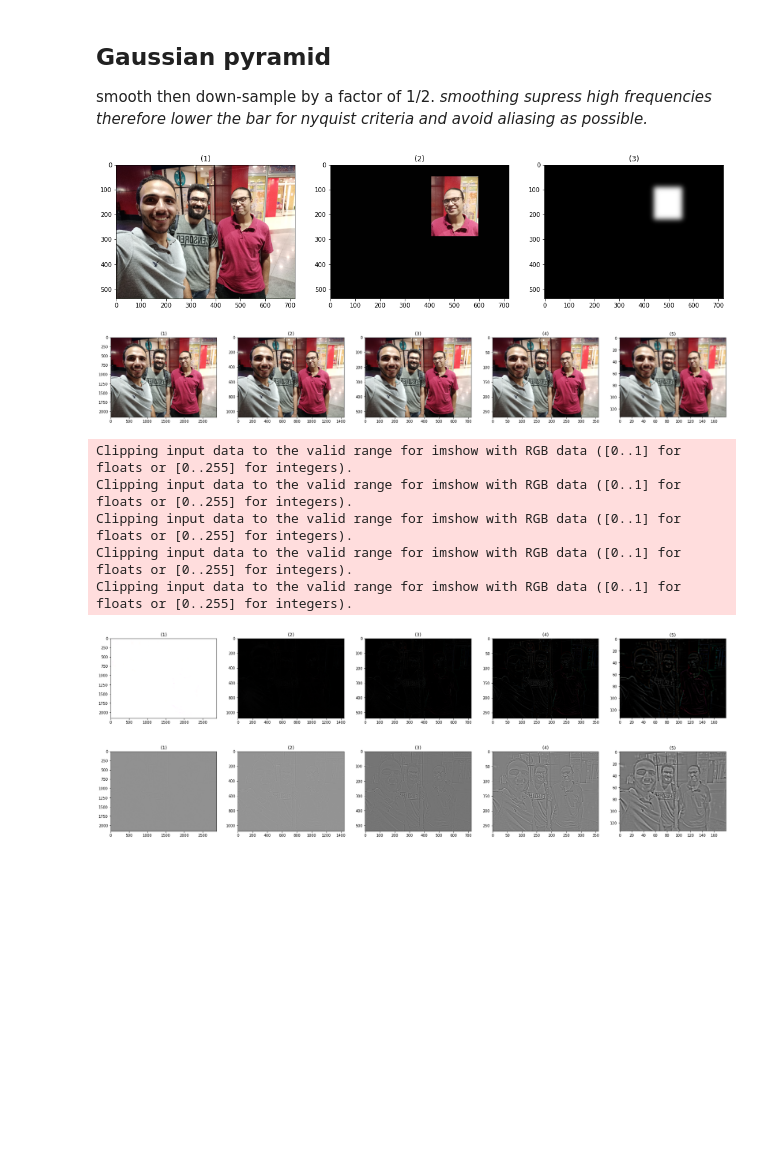
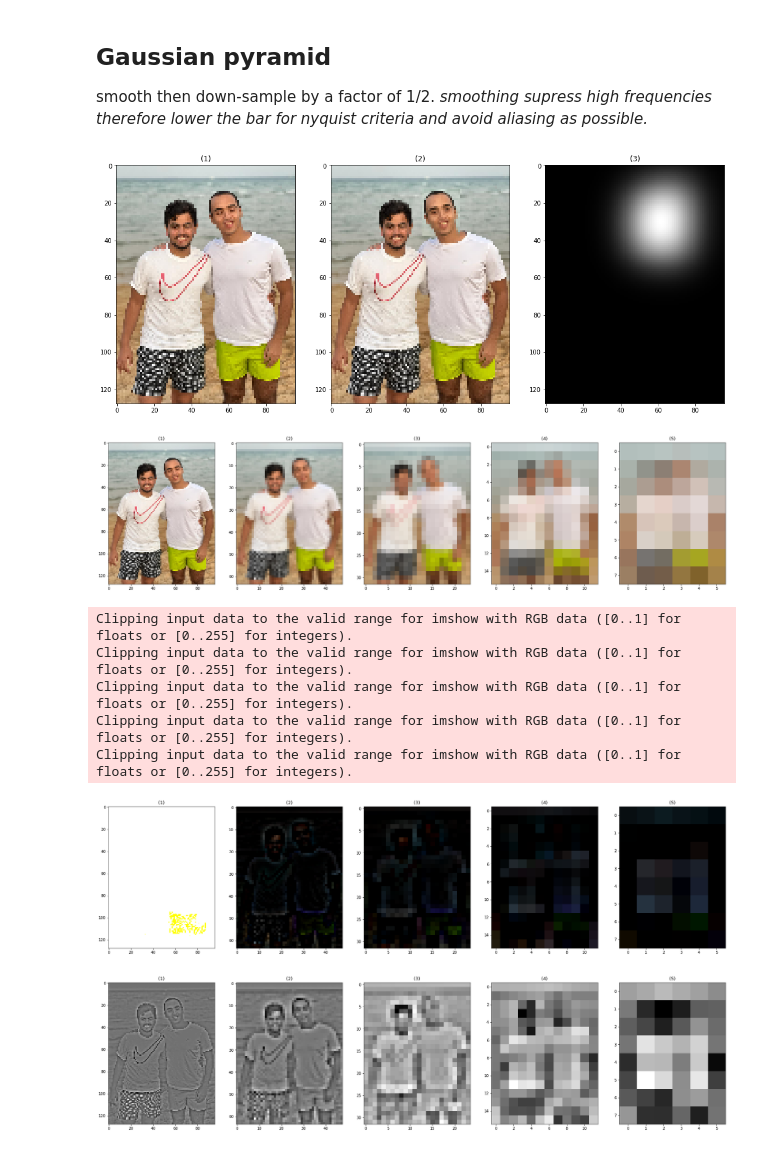
Before and after one commit to ahmedehabb/Face-Detection-and-Pyramid-Blending, a Jupyter notebook: PyramidBlending/pyramid-blending.ipynb, the cells around one changed output. Cells and saved outputs as stored; diff of their text form; code cells hidden in the pictures; blank space fills up the shorter version.

```diff
--- a/PyramidBlending/pyramid-blending.ipynb
+++ b/PyramidBlending/pyramid-blending.ipynb
@@ -14,23 +14,23 @@ Blending  - https://www.cs.toronto.edu/~mangas/teaching/320/assignments/a3/splin
 smooth then down-sample by a factor of 1/2.
 *smoothing supress high frequencies therefore lower the bar for nyquist criteria and avoid aliasing as possible.*
 # %%
-image1 = io.imread('./images/mousa1.jpg')
-image2 = io.imread('./images/mousa23.jpg')
+image1 = io.imread('./images/y.jpg')
+image2 = io.imread('./images/reference_w_mfatah.jpg')
 # mask used to mark required part of image 2 to be blended
-mask = rgb2gray(io.imread('./images/mousamask.jpg'))
+mask = io.imread('./images/img1_mask.jpg')
 # resize factor is used to make image smaller for fast preprocessing
 resize_factor = 8
 image1 = cv2.resize(image1, dsize=(image1.shape[1]//resize_factor, image1.shape[0]//resize_factor))
 image2 = cv2.resize(image2, dsize=(image2.shape[1]//resize_factor, image2.shape[0]//resize_factor))
 if image1.shape[0] > image2.shape[0]:
     image1 = cv2.resize(image1, dsize=(image2.shape[1], image2.shape[0]))
 else:
     image2 = cv2.resize(image2, dsize=(image1.shape[1], image1.shape[0]))
 mask = cv2.resize(mask, dsize=(image1.shape[1], image1.shape[0]))
 mask = skimage.filters.gaussian(mask,sigma=10)
 show_images([image1, image2,mask])
 # %% [output]
-[figure, old version]
+[figure, new version]
 # %%
 def gaussian_pyramid(image, sigma=0.5):
     """
@@ -54,7 +54,7 @@ def gaussian_pyramid(image, sigma=0.5):
 p = gaussian_pyramid(image1)
 show_images([p[0],p[1],p[2],p[3],p[4]])
 # %% [output]
-[figure, old version]
+[figure, new version]
 # %%
 def laplacian_pyramid(image, sigma=0.5):
     """
@@ -90,7 +90,7 @@ Clipping input data to the valid range for imshow with RGB data ([0..1] for floa
 Clipping input data to the valid range for imshow with RGB data ([0..1] for floats or [0..255] for integers).
 Clipping input data to the valid range for imshow with RGB data ([0..1] for floats or [0..255] for integers).
 Clipping input data to the valid range for imshow with RGB data ([0..1] for floats or [0..255] for integers).
-[figure, old version]
+[figure, new version]
 # %%
 def blending(A, B, mask, sigma = 0.5):
     """
@@ -118,7 +118,7 @@ def blending(A, B, mask, sigma = 0.5):
 p = blending(rgb2gray(image1),rgb2gray(image2), mask)
 show_images([p[0],p[1],p[2],p[3],p[4]])
 # %% [output]
-[figure, old version]
+[figure, new version]
 # %%
 def reconstruct(blended_pyramid, sigma=0.5):
     """
```
Also changed, not shown: parts of 2 cells of this notebook.
